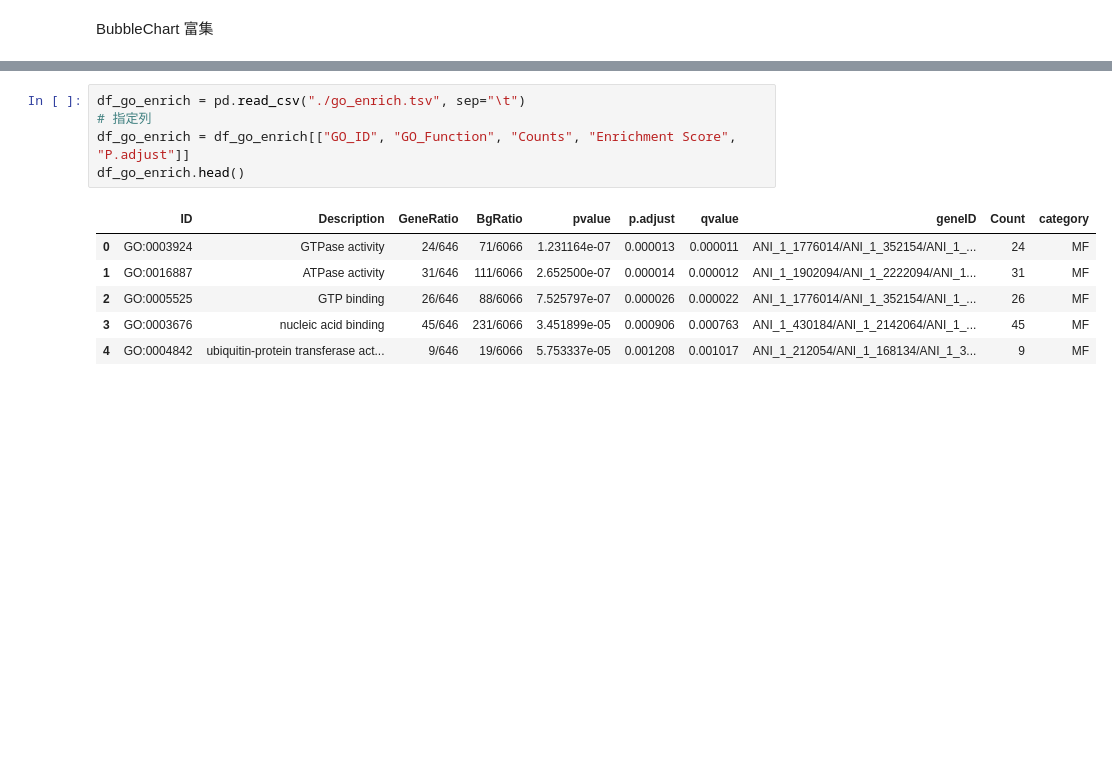
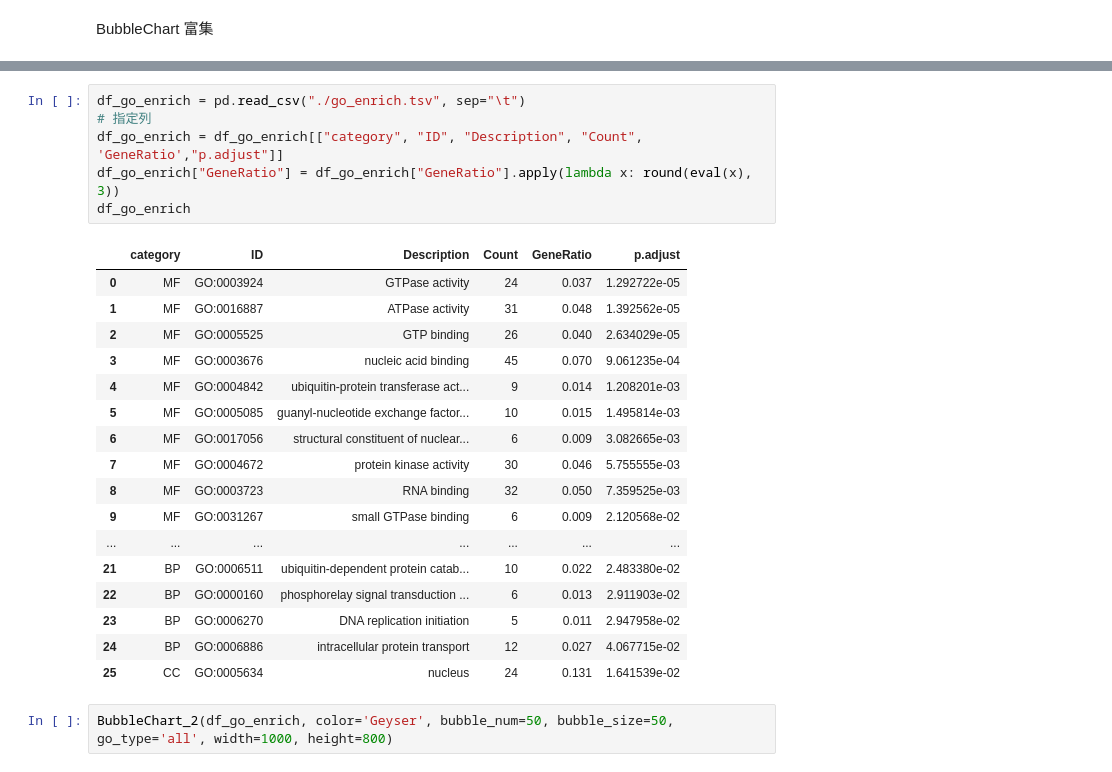
Before and after one commit to dongchen1998/code, a Jupyter notebook: mtd/code/Vsualization/富集分析/4.GO.ipynb, the cells around one changed output, grey strips where cells are left out. Saved outputs shown, nothing was run; the diff lists cells and outputs as text; blank space fills up the shorter version.

```diff
--- a/mtd/code/Vsualization/富集分析/4.GO.ipynb
+++ b/mtd/code/Vsualization/富集分析/4.GO.ipynb
@@ -71,14 +132,28 @@ def BubbleChart(df, color, bubble_num, bubble_size, go_type='all', width=1000, h
 # %%
 df_go_enrich = pd.read_csv("./go_enrich.tsv", sep="\t")
 # 指定列
-df_go_enrich = df_go_enrich[["GO_ID", "GO_Function", "Counts", "Enrichment Score", "P.adjust"]]
-df_go_enrich.head()
+df_go_enrich = df_go_enrich[["category", "ID", "Description", "Count", 'GeneRatio',"p.adjust"]]
+df_go_enrich["GeneRatio"] = df_go_enrich["GeneRatio"].apply(lambda x: round(eval(x), 3))
+df_go_enrich
 # %% [output]
-|  | ID | Description | GeneRatio | BgRatio | pvalue | p.adjust | qvalue | geneID | Count | category |
-| 0 | GO:0003924 | GTPase activity | 24/646 | 71/6066 | 1.231164e-07 | 0.000013 | 0.000011 | ANI_1_1776014/ANI_1_352154/ANI_1_... | 24 | MF |
-| 1 | GO:0016887 | ATPase activity | 31/646 | 111/6066 | 2.652500e-07 | 0.000014 | 0.000012 | ANI_1_1902094/ANI_1_2222094/ANI_1... | 31 | MF |
-| 2 | GO:0005525 | GTP binding | 26/646 | 88/6066 | 7.525797e-07 | 0.000026 | 0.000022 | ANI_1_1776014/ANI_1_352154/ANI_1_... | 26 | MF |
-| 3 | GO:0003676 | nucleic acid binding | 45/646 | 231/6066 | 3.451899e-05 | 0.000906 | 0.000763 | ANI_1_430184/ANI_1_2142064/ANI_1_... | 45 | MF |
-| 4 | GO:0004842 | ubiquitin-protein transferase act... | 9/646 | 19/6066 | 5.753337e-05 | 0.001208 | 0.001017 | ANI_1_212054/ANI_1_168134/ANI_1_3... | 9 | MF |
+|  | category | ID | Description | Count | GeneRatio | p.adjust |
+| 0 | MF | GO:0003924 | GTPase activity | 24 | 0.037 | 1.292722e-05 |
+| 1 | MF | GO:0016887 | ATPase activity | 31 | 0.048 | 1.392562e-05 |
+| 2 | MF | GO:0005525 | GTP binding | 26 | 0.040 | 2.634029e-05 |
+| 3 | MF | GO:0003676 | nucleic acid binding | 45 | 0.070 | 9.061235e-04 |
+| 4 | MF | GO:0004842 | ubiquitin-protein transferase act... | 9 | 0.014 | 1.208201e-03 |
+| 5 | MF | GO:0005085 | guanyl-nucleotide exchange factor... | 10 | 0.015 | 1.495814e-03 |
+| 6 | MF | GO:0017056 | structural constituent of nuclear... | 6 | 0.009 | 3.082665e-03 |
+| 7 | MF | GO:0004672 | protein kinase activity | 30 | 0.046 | 5.755555e-03 |
+| 8 | MF | GO:0003723 | RNA binding | 32 | 0.050 | 7.359525e-03 |
+| 9 | MF | GO:0031267 | small GTPase binding | 6 | 0.009 | 2.120568e-02 |
+| ... | ... | ... | ... | ... | ... | ... |
+| 21 | BP | GO:0006511 | ubiquitin-dependent protein catab... | 10 | 0.022 | 2.483380e-02 |
+| 22 | BP | GO:0000160 | phosphorelay signal transduction ... | 6 | 0.013 | 2.911903e-02 |
+| 23 | BP | GO:0006270 | DNA replication initiation | 5 | 0.011 | 2.947958e-02 |
+| 24 | BP | GO:0006886 | intracellular protein transport | 12 | 0.027 | 4.067715e-02 |
+| 25 | CC | GO:0005634 | nucleus | 24 | 0.131 | 1.641539e-02 |
+# %%
+BubbleChart_2(df_go_enrich, color='Geyser', bubble_num=50, bubble_size=50, go_type='all', width=1000, height=800)
 # %%
 df_GoEnrich = pd.read_csv("GO_Enrichment_demo.csv")
```
Also changed, not shown: parts of 4 cells of this notebook.
